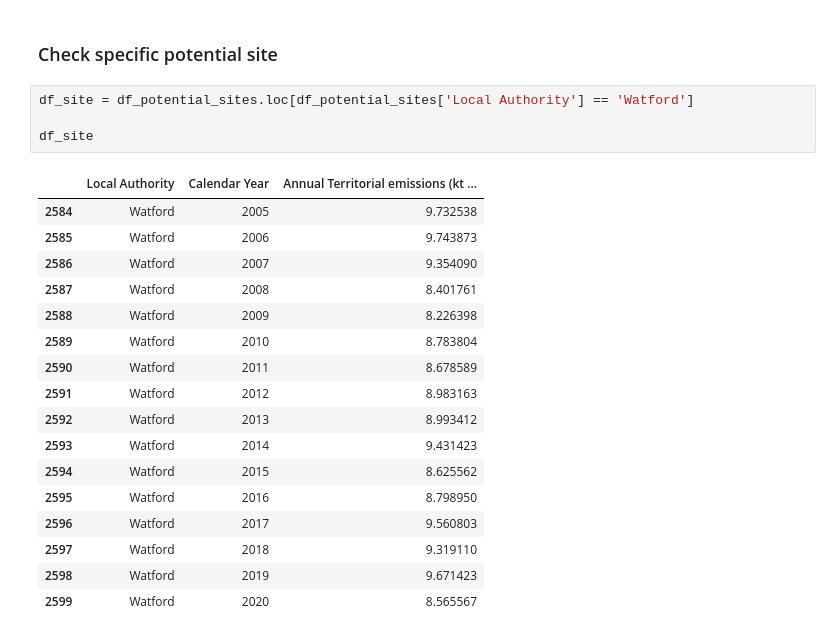
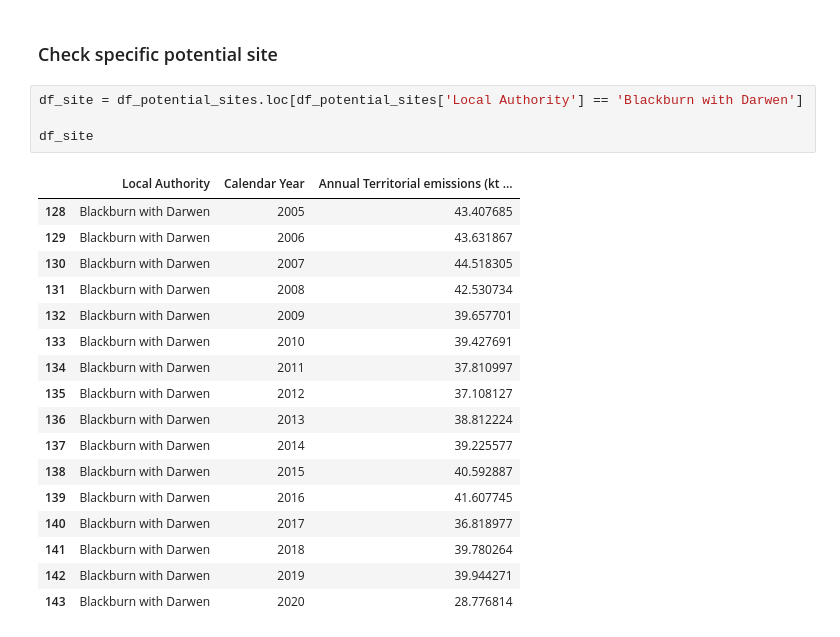
Before and after one commit to horsada/Spatial_Finance_Transport, a Jupyter notebook: dataAPI/GHGEmissionsAPI.ipynb, the cells around one changed output. Drawn from its saved outputs; the diff is of its cells as text.

```diff
--- a/dataAPI/GHGEmissionsAPI.ipynb
+++ b/dataAPI/GHGEmissionsAPI.ipynb
@@ -258,24 +258,24 @@ df_potential_sites.to_csv(GHG_PROCESSED_PATH + 'GHG_potential_sites.csv')
 # %% [markdown]
 ### Check specific potential site
 # %%
-df_site = df_potential_sites.loc[df_potential_sites['Local Authority'] == 'Watford']
+df_site = df_potential_sites.loc[df_potential_sites['Local Authority'] == 'Blackburn with Darwen']
 
 df_site
 # %% [output]
 |  | Local Authority | Calendar Year | Annual Territorial emissions (kt ... |
-| 2584 | Watford | 2005 | 9.732538 |
-| 2585 | Watford | 2006 | 9.743873 |
-| 2586 | Watford | 2007 | 9.354090 |
-| 2587 | Watford | 2008 | 8.401761 |
-| 2588 | Watford | 2009 | 8.226398 |
-| 2589 | Watford | 2010 | 8.783804 |
-| 2590 | Watford | 2011 | 8.678589 |
-| 2591 | Watford | 2012 | 8.983163 |
-| 2592 | Watford | 2013 | 8.993412 |
-| 2593 | Watford | 2014 | 9.431423 |
-| 2594 | Watford | 2015 | 8.625562 |
-| 2595 | Watford | 2016 | 8.798950 |
-| 2596 | Watford | 2017 | 9.560803 |
-| 2597 | Watford | 2018 | 9.319110 |
-| 2598 | Watford | 2019 | 9.671423 |
-| 2599 | Watford | 2020 | 8.565567 |
+| 128 | Blackburn with Darwen | 2005 | 43.407685 |
+| 129 | Blackburn with Darwen | 2006 | 43.631867 |
+| 130 | Blackburn with Darwen | 2007 | 44.518305 |
+| 131 | Blackburn with Darwen | 2008 | 42.530734 |
+| 132 | Blackburn with Darwen | 2009 | 39.657701 |
+| 133 | Blackburn with Darwen | 2010 | 39.427691 |
+| 134 | Blackburn with Darwen | 2011 | 37.810997 |
+| 135 | Blackburn with Darwen | 2012 | 37.108127 |
+| 136 | Blackburn with Darwen | 2013 | 38.812224 |
+| 137 | Blackburn with Darwen | 2014 | 39.225577 |
+| 138 | Blackburn with Darwen | 2015 | 40.592887 |
+| 139 | Blackburn with Darwen | 2016 | 41.607745 |
+| 140 | Blackburn with Darwen | 2017 | 36.818977 |
+| 141 | Blackburn with Darwen | 2018 | 39.780264 |
+| 142 | Blackburn with Darwen | 2019 | 39.944271 |
+| 143 | Blackburn with Darwen | 2020 | 28.776814 |
```
Also changed, not shown: 2 other files.
